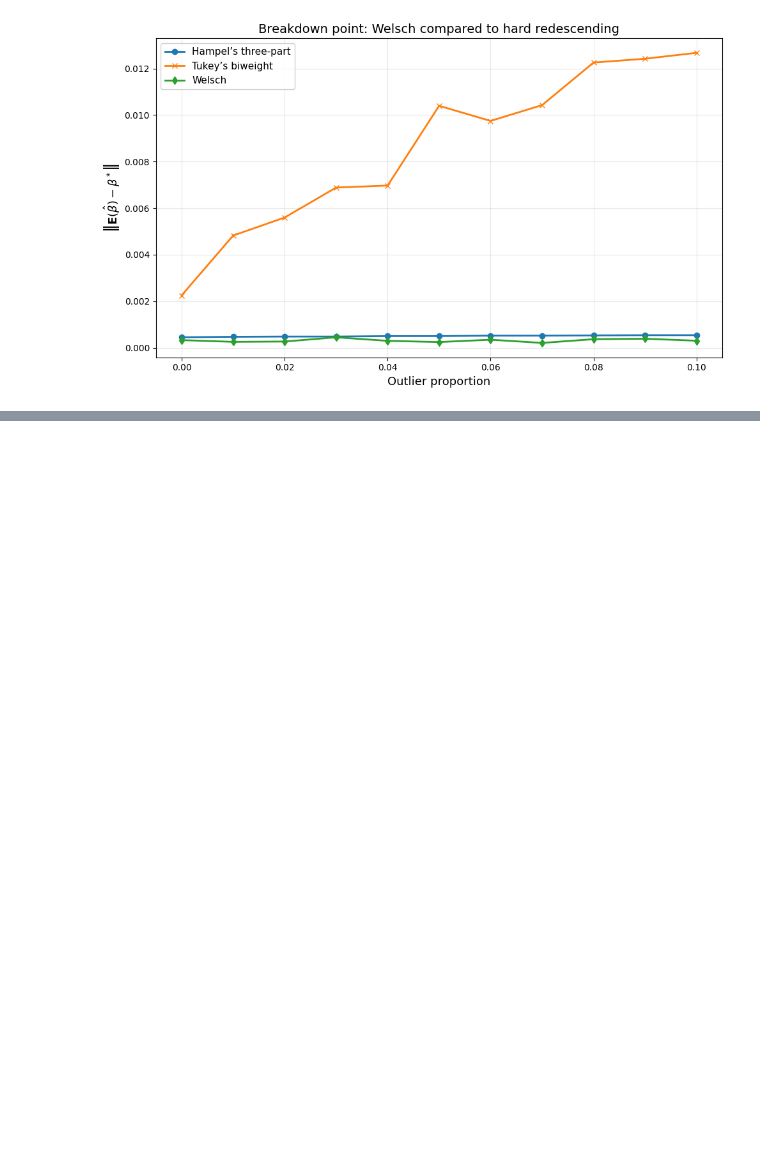
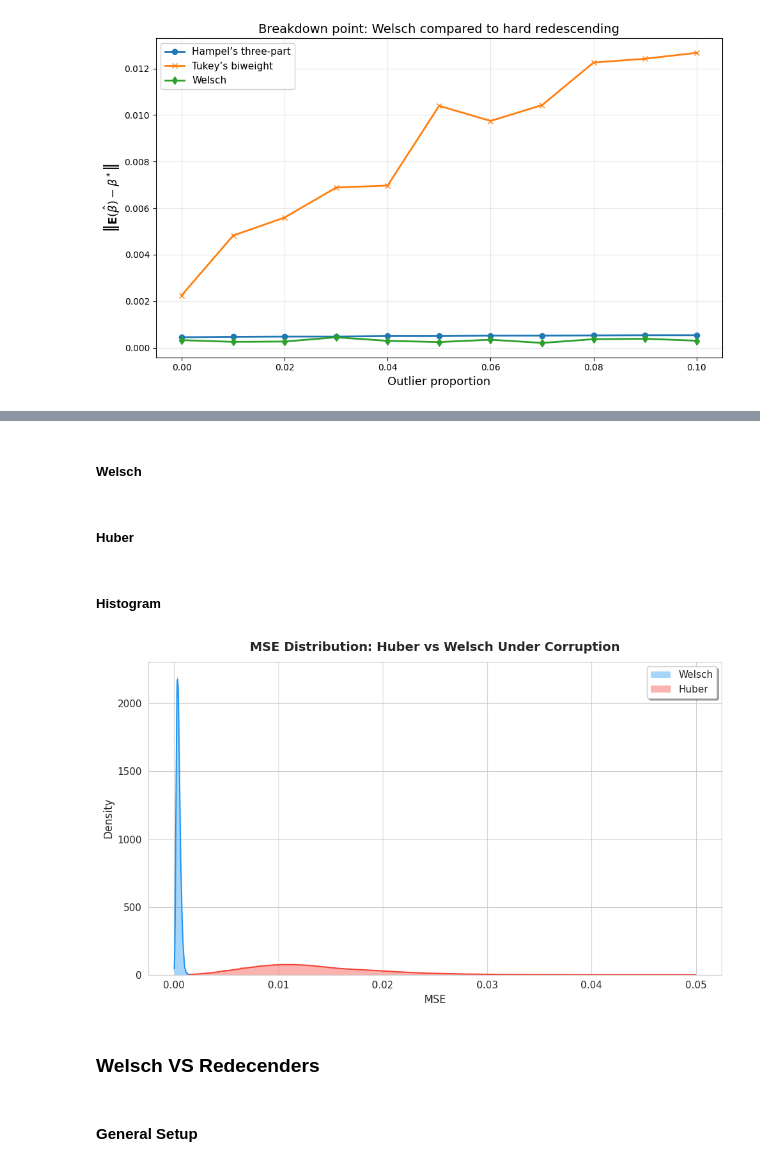
Before and after one commit to ilyeshammouda/Robust-Regression-under-Adversarial-Contamination-Theory-and-Algorithms-for-the-Welsch-Estimator, a Jupyter notebook: Experiments/exps.ipynb, the cells around one changed output, grey strips where cells are left out. Cells and saved outputs as stored; diff of their text form; code cells hidden in the pictures; blank space fills up the shorter version.

Commit message:
Welsch Vs huber

```diff
--- a/Experiments/exps.ipynb
+++ b/Experiments/exps.ipynb
@@ -78,7 +78,7 @@ for epsilon in EPSILON_RANGE:
 
 
     for rep in tqdm(range(NUM_REPETITIONS), desc=f"epsilon={epsilon:.2f}"):
-        gamma = log(1 / DELTA) / N_SAMPLES + epsilon
+        gamma = 1/(log(1 / DELTA) / N_SAMPLES + epsilon)
         y,X,_ = generate_linear_model(
             N_SAMPLES,
             P_FEATURES,
@@ -402,0 +424,2 @@ plt.show()
+# %% [markdown]
+##### Welsch
@@ -402,0 +445,50 @@ plt.show()
+# %% [markdown]
+##### Huber
+# %%
+MSE_huber= []
+
+
+for rep in tqdm(range(NUM_REPETITIONS), desc="MSE Huber: "):
+        gamma =1/( log(1 / DELTA) / N_SAMPLES + per_outliers)
+        y,X,_ = generate_linear_model(
+            N_SAMPLES,
+            P_FEATURES,
+            beta_star,
+            seed=rep,
+            outliers=True,
+            outlier_const=OUTLIER_SCALE,
+            noise_type="pareto",
+            outliers_perc=per_outliers,
+        )
+        model = HuberAlgo(X, y)
+        beta_hat, _ = model.optimizer_approach(gamma=gamma, max_iter=1000)
+
+        MSE_huber.append(np.linalg.norm(beta_star - beta_hat) ** 2)
+# %% [markdown]
+##### Histogram
+# %%
+
+sns.set_style("whitegrid")
+plt.figure(figsize=(10, 6))
+
+
+sns.histplot(MSE_Welsch, bins=30, kde=True, color='#2196F3', label='Welsch',
+             stat='density', alpha=0.4, edgecolor='none', linewidth=2)
+sns.histplot(MSE_huber, bins=30, kde=True, color='#F44336', label='Huber',
+             stat='density', alpha=0.4, edgecolor='none', linewidth=2)
+
+
+plt.title('MSE Distribution: Huber vs Welsch Under Corruption',
+          fontsize=14, fontweight='bold', pad=12)
+plt.xlabel('MSE', fontsize=12)
+plt.ylabel('Density', fontsize=12)
+plt.legend(fontsize=11, frameon=True, fancybox=True, shadow=True)
+plt.tick_params(labelsize=11)
+plt.tight_layout()
+plt.show()
+# %% [output]
+[figure, added]
+# %% [markdown]
+### Welsch VS Redecenders
+# %% [markdown]
+#### General Setup
```
Also changed, not shown: parts of 7 cells of this notebook, 1 other file.
